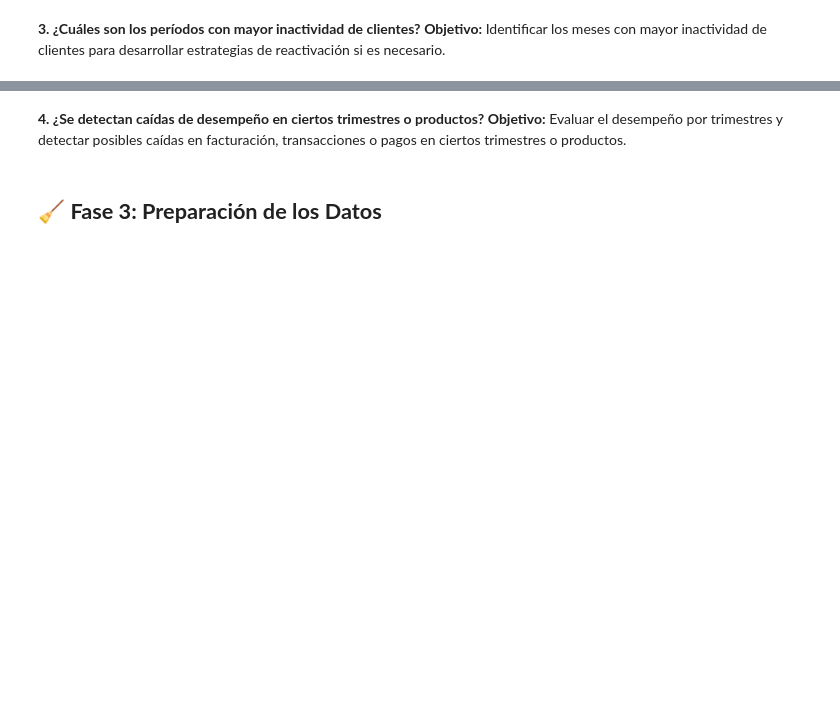
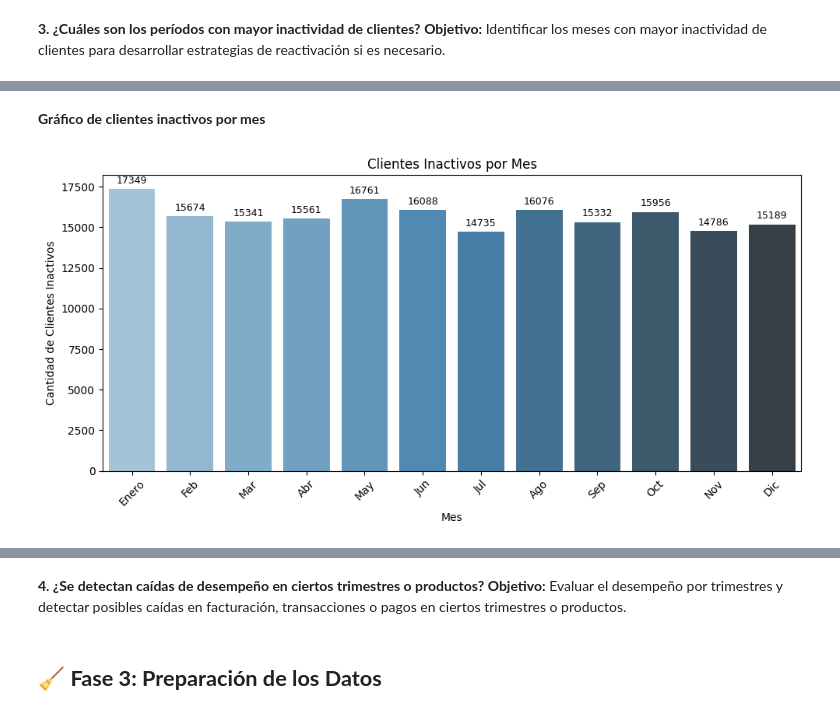
Before and after one commit to javegaf/Machine-Learning, a Jupyter notebook: Avances/Copia de Javier de E1_Notebook.ipynb, the cells around one changed output, grey strips where cells are left out. Drawn from its saved outputs; the diff is of its cells as text; code cells hidden in the pictures; blank space fills up the shorter version.

```diff
--- a/Avances/Copia de Javier de E1_Notebook.ipynb
+++ b/Avances/Copia de Javier de E1_Notebook.ipynb
@@ -516,0 +571,16 @@ plt.show()
+# %%
+# Lista de columnas de transacciones mensuales
+transacciones = [f'Txs_T{str(i+1).zfill(2)}' for i in range(12)]
+
+# Asegurarse de que los datos sean numéricos
+data_frame[transacciones] = data_frame[transacciones].apply(pd.to_numeric, errors='coerce')
+
+# Contar clientes inactivos por mes (transacciones == 0)
+inactividad_mensual = [(col, (data_frame[col] == 0).sum()) for col in transacciones]
+
+# Crear DataFrame para visualizar mejor
+df_inactividad = pd.DataFrame(inactividad_mensual, columns=['Mes', 'Clientes Inactivos'])
+df_inactividad['Mes'] = df_inactividad['Mes'].str.replace('Txs_T', 'T')
+
+# Mostrar tabla
+df_inactividad
@@ -516,0 +618,37 @@ plt.show()
+# %% [markdown]
+**Gráfico de clientes inactivos por mes**
+# %%
+# Lista de columnas de transacciones mensuales
+transacciones = [f'Txs_T{str(i+1).zfill(2)}' for i in range(12)]
+
+# Asegurarse de que los datos sean numéricos
+data_frame[transacciones] = data_frame[transacciones].apply(pd.to_numeric, errors='coerce')
+
+# Contar clientes inactivos por mes (transacciones == 0)
+inactividad_mensual = [(col, (data_frame[col] == 0).sum()) for col in transacciones]
+
+# Crear DataFrame para visualizar mejor
+df_inactividad = pd.DataFrame(inactividad_mensual, columns=['Mes', 'Clientes Inactivos'])
+df_inactividad['Mes'] = df_inactividad['Mes'].str.replace('Txs_T', 'T')
+
+# Etiquetas de meses en español
+etiquetas_meses = ['Enero','Feb','Mar','Abr','May','Jun','Jul','Ago','Sep','Oct','Nov','Dic']
+
+# Visualización del resultado con anotaciones
+plt.figure(figsize=(10, 5))
+bars = sns.barplot(x=etiquetas_meses, y=df_inactividad['Clientes Inactivos'], hue=etiquetas_meses, palette='Blues_d', legend=False)
+
+# Agregar el número encima de cada barra
+for i, bar in enumerate(bars.patches):
+    height = bar.get_height()
+    plt.text(bar.get_x() + bar.get_width() / 2.0, height + 200, f'{int(height)}', ha='center', va='bottom', fontsize=9)
+
+# Títulos y ejes
+plt.title('Clientes Inactivos por Mes')
+plt.xlabel('Mes')
+plt.ylabel('Cantidad de Clientes Inactivos')
+plt.xticks(rotation=45)
+plt.tight_layout()
+plt.show()
+# %% [output]
+[figure, added]
```
Also changed, not shown: parts of 6 cells of this notebook.
